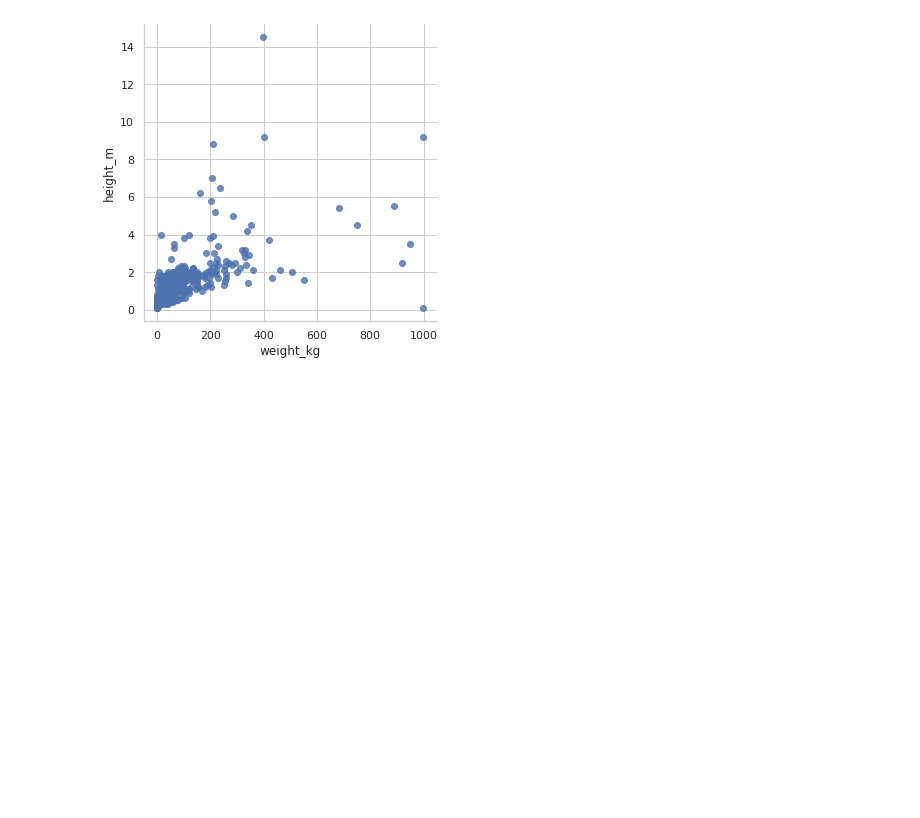
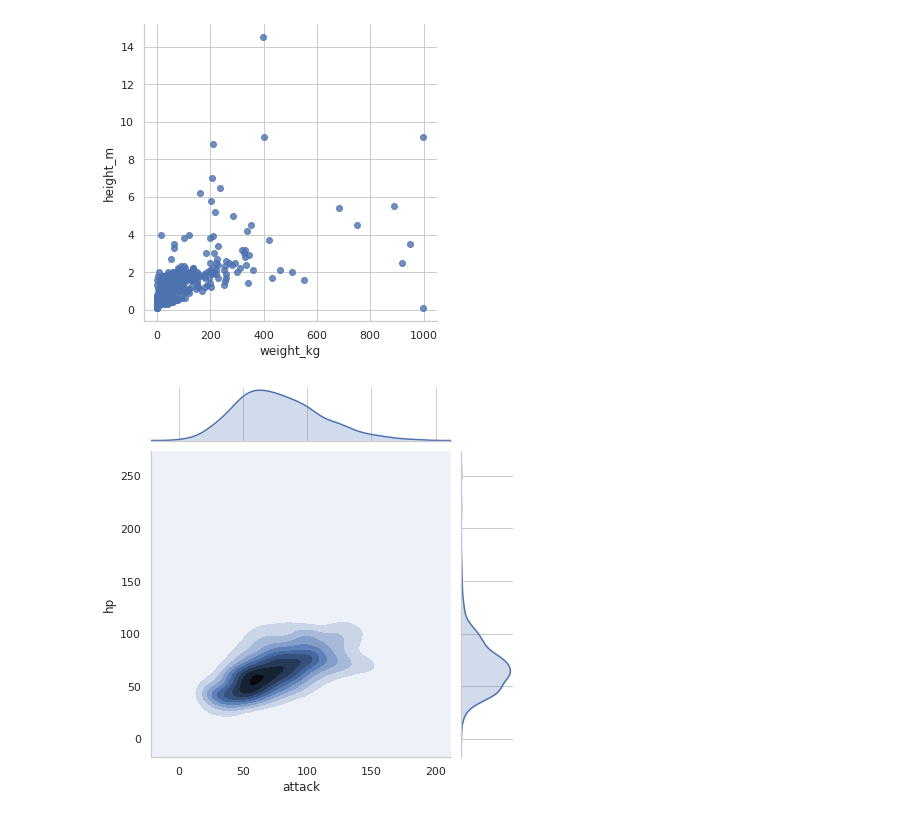
Before and after one commit to Shaheer-Imam/Data-Science, a Jupyter notebook: Pokemon_Data_Analysis.ipynb, the cells around one changed output. Drawn from its saved outputs; the diff is of its cells as text; code cells hidden in the pictures; blank space fills up the shorter version.

```diff
--- a/Pokemon_Data_Analysis.ipynb
+++ b/Pokemon_Data_Analysis.ipynb
@@ -672,3 +672,7 @@ sns.lmplot( x="weight_kg", y="height_m", data=all_data, fit_reg=False)
 # %% [output]
 <seaborn.axisgrid.FacetGrid at 0x...>
 [figure]
+# %%
+g = sns.jointplot("attack", "hp", data=data, kind="kde")
+# %% [output]
+[figure, added]
```
Also changed, not shown: parts of 17 cells of this notebook.
